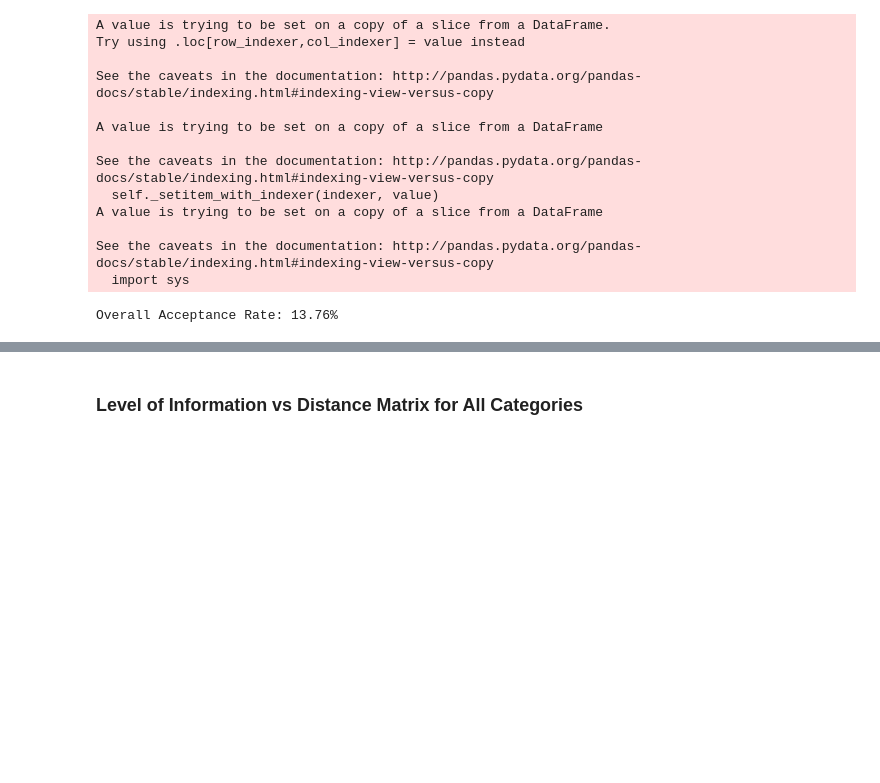
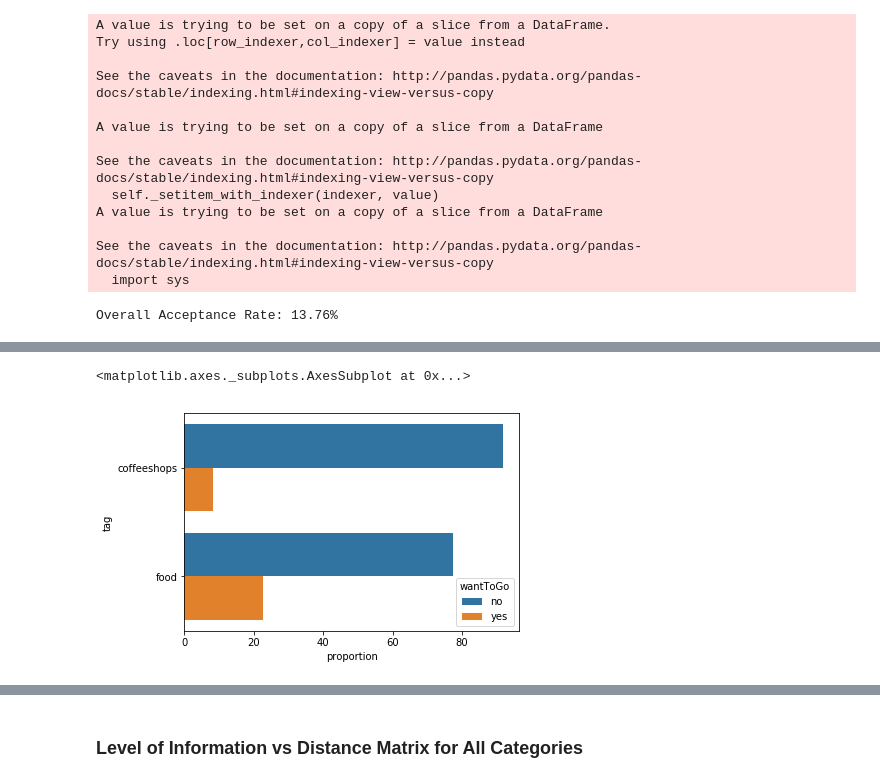
Before and after one commit to NUDelta/les-study-analysis, a Jupyter notebook: expand-exploit-study-analysis.ipynb, the cells around one changed output, grey strips where cells are left out. Saved outputs shown, nothing was run; the diff lists cells and outputs as text; code cells hidden in the pictures; blank space fills up the shorter version.

```diff
--- a/expand-exploit-study-analysis.ipynb
+++ b/expand-exploit-study-analysis.ipynb
@@ -280,0 +347,6 @@ Overall Acceptance Rate: 13.76%
+# %%
+acceptance_by_cat = simplified_merged_expand.groupby(['tag', 'wantToGo'])['wantToGo'].count().reset_index(name='count')
+acceptance_by_cat['proportion'] = 0
+acceptance_by_cat.loc[acceptance_by_cat['tag'] == 'coffeeshops', 'proportion'] = 100 * acceptance_by_cat[acceptance_by_cat['tag'] == 'coffeeshops']['count'] / sum(acceptance_by_cat[acceptance_by_cat['tag'] == 'coffeeshops']['count'])
+acceptance_by_cat.loc[acceptance_by_cat['tag'] == 'food', 'proportion'] = 100 * acceptance_by_cat[acceptance_by_cat['tag'] == 'food']['count'] / sum(acceptance_by_cat[acceptance_by_cat['tag'] == 'food']['count'])
+acceptance_by_cat
@@ -280,0 +359,5 @@ Overall Acceptance Rate: 13.76%
+# %%
+sns.barplot(data=acceptance_by_cat[['tag', 'proportion', 'wantToGo']], x='proportion', y='tag', hue='wantToGo')
+# %% [output]
+<matplotlib.axes._subplots.AxesSubplot at 0x...>
+[figure, added]
```
Also changed, not shown: parts of 9 cells of this notebook.
